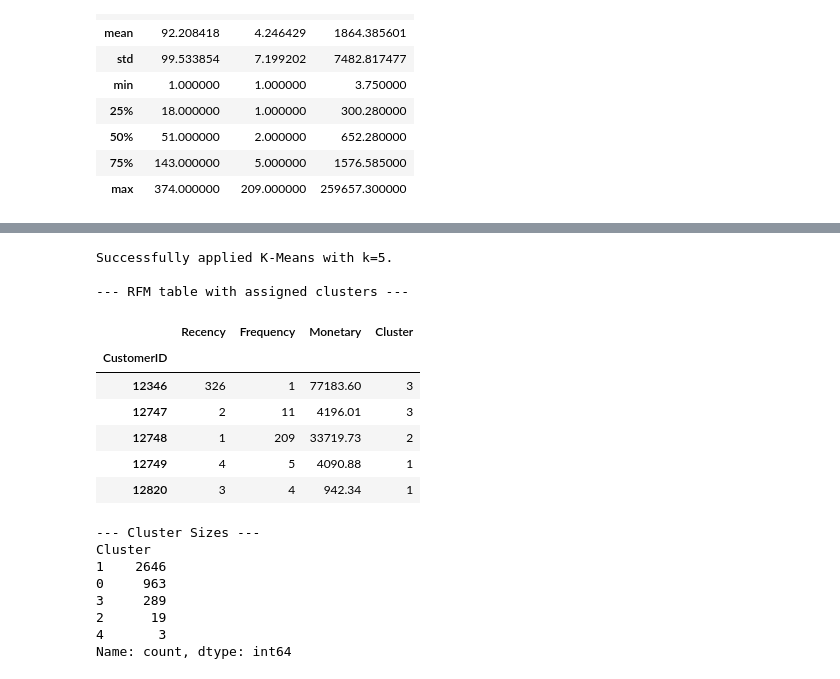
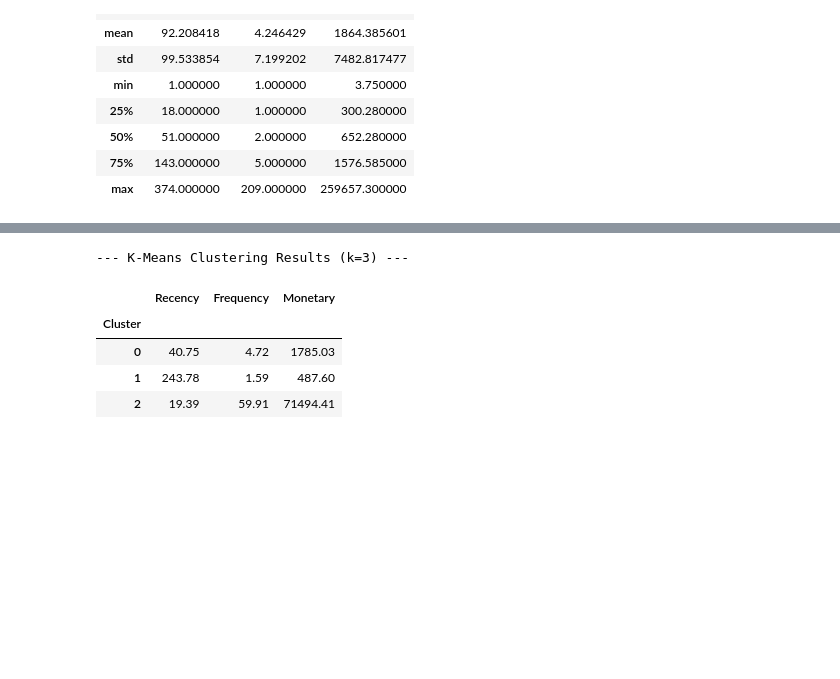
Before and after one commit to sehan-dissanayake/Clustering, a Jupyter notebook: customer_segmentation.ipynb, the cells around one changed output, grey strips where cells are left out. Cells and saved outputs as stored; diff of their text form; code cells hidden in the pictures; blank space fills up the shorter version.

```diff
--- a/customer_segmentation.ipynb
+++ b/customer_segmentation.ipynb
@@ -165,22 +180,19 @@ Data has been log-transformed and standardized.
 # %%
 from sklearn.cluster import KMeans
 
-# Calculate WCSS for a range of k values
+# Calculate WCSS for a range of number of clusters
 wcss = []
-k_range = range(1, 11)  # We will test k from 1 to 10
-
-for k in k_range:
+for k in range(1, 11):
     kmeans = KMeans(n_clusters=k, init='k-means++', random_state=42, n_init=10)
     kmeans.fit(rfm_scaled_df)
-    wcss.append(kmeans.inertia_) # inertia_ is the WCSS value
+    wcss.append(kmeans.inertia_)
 
 # Plot the Elbow Method graph
 plt.figure(figsize=(10, 6))
-plt.plot(k_range, wcss, marker='o', linestyle='--')
-plt.title('The Elbow Method for Optimal k')
+plt.plot(range(1, 11), wcss, marker='o', linestyle='--')
+plt.title('Elbow Method for Optimal k')
 plt.xlabel('Number of Clusters (k)')
 plt.ylabel('Within-Cluster Sum of Squares (WCSS)')
-plt.xticks(k_range)
-plt.grid(True)
+plt.xticks(range(1, 11))
 plt.show()
 # %% [output]
@@ -188,40 +200,28 @@ plt.show()
 # %%
 # Set the optimal number of clusters
-optimal_k = 5
+optimal_k = 3
 
 # Initialize and fit the K-Means model
 kmeans = KMeans(n_clusters=optimal_k, init='k-means++', random_state=42, n_init=10)
 cluster_labels = kmeans.fit_predict(rfm_scaled_df)
 
-# Add the cluster labels to the original unscaled RFM dataframe for interpretation
-rfm['Cluster'] = cluster_labels
+# Add the cluster labels to the original RFM dataframe (not the scaled one)
+rfm_with_clusters = rfm.copy()
+rfm_with_clusters['Cluster'] = cluster_labels
 
-# Add the cluster labels to the scaled dataframe as well
-rfm_scaled_df['Cluster'] = cluster_labels
+# Calculate the average RFM values for each cluster
+cluster_summary = rfm_with_clusters.groupby('Cluster').agg({
+    'Recency': 'mean',
+    'Frequency': 'mean',
+    'Monetary': 'mean'
+}).round(2)
 
-print(f"Successfully applied K-Means with k={optimal_k}.")
-print("\n--- RFM table with assigned clusters ---")
-display(rfm.head())
-
-# Check the size of each cluster
-print("\n--- Cluster Sizes ---")
-print(rfm['Cluster'].value_counts())
+print(f"--- K-Means Clustering Results (k={optimal_k}) ---")
+display(cluster_summary)
 # %% [output]
-Successfully applied K-Means with k=5.
-
---- RFM table with assigned clusters ---
+--- K-Means Clustering Results (k=3) ---
-|  | Recency | Frequency | Monetary | Cluster |
-| CustomerID |  |  |  |  |
-| 12346 | 326 | 1 | 77183.60 | 3 |
-| 12747 | 2 | 11 | 4196.01 | 3 |
-| 12748 | 1 | 209 | 33719.73 | 2 |
-| 12749 | 4 | 5 | 4090.88 | 1 |
-| 12820 | 3 | 4 | 942.34 | 1 |
+|  | Recency | Frequency | Monetary |
+| Cluster |  |  |  |
+| 0 | 40.75 | 4.72 | 1785.03 |
+| 1 | 243.78 | 1.59 | 487.60 |
+| 2 | 19.39 | 59.91 | 71494.41 |
---- Cluster Sizes ---
-Cluster
-1    2646
-0     963
-3     289
-2      19
-4       3
-Name: count, dtype: int64
```
Also changed, not shown: parts of 12 cells of this notebook.
